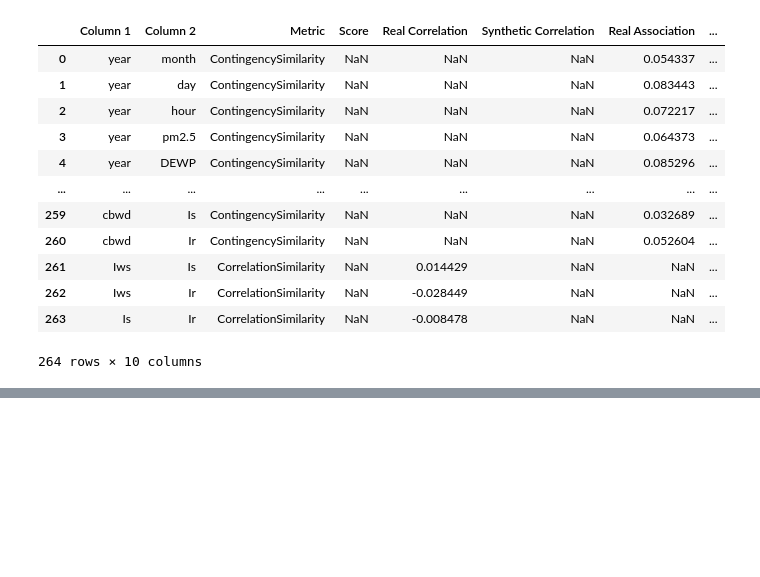
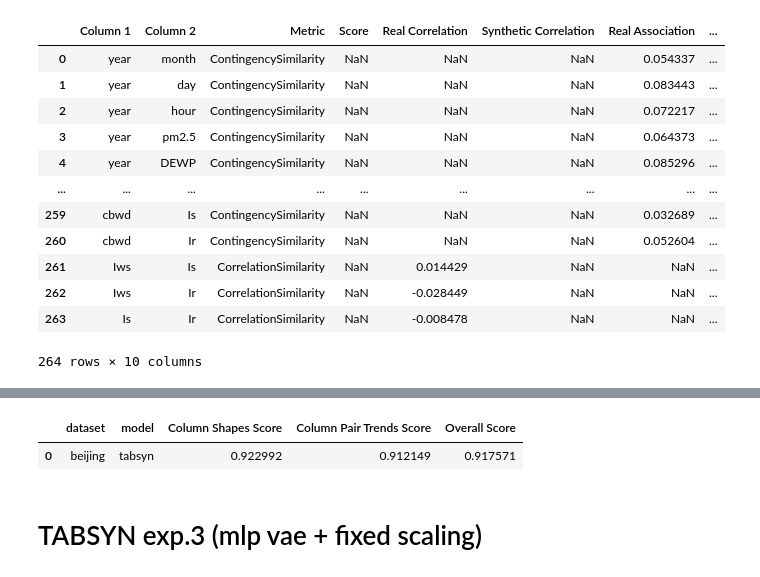
Before and after one commit to hushchyn-mikhail/generative_tables, a Jupyter notebook: metrics.ipynb, the cells around one changed output, grey strips where cells are left out. Saved outputs shown, nothing was run; the diff lists cells and outputs as text; code cells hidden in the pictures; blank space fills up the shorter version.

```diff
--- a/metrics.ipynb
+++ b/metrics.ipynb
@@ -481,0 +500,5 @@ pair_df
+# %%
+summary_rows, per_column_rows, pair_rows = calc('beijing', is_one='tabsyn')
+summary_df = pd.DataFrame(summary_rows)
+per_column_df = pd.concat(per_column_rows, ignore_index=True)
+pair_df = pd.concat(pair_rows, ignore_index=True)
@@ -481,0 +515,7 @@ pair_df
+# %%
+summary_df
+# %% [output]
+|  | dataset | model | Column Shapes Score | Column Pair Trends Score | Overall Score |
+| 0 | beijing | tabsyn | 0.922992 | 0.912149 | 0.917571 |
+# %% [markdown]
+# TABSYN exp.3 (mlp vae + fixed scaling)
```
Also changed, not shown: parts of 17 cells of this notebook, 46 other files.
